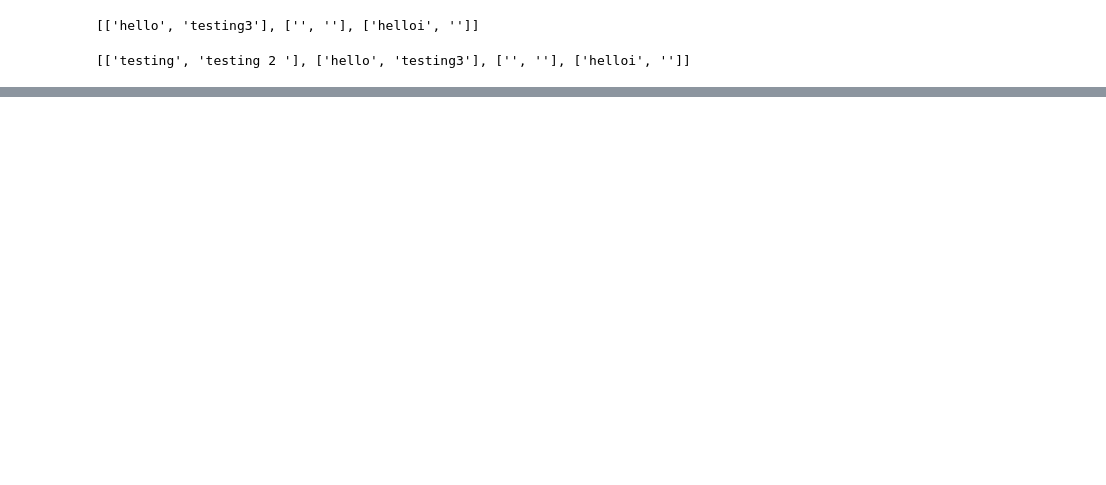
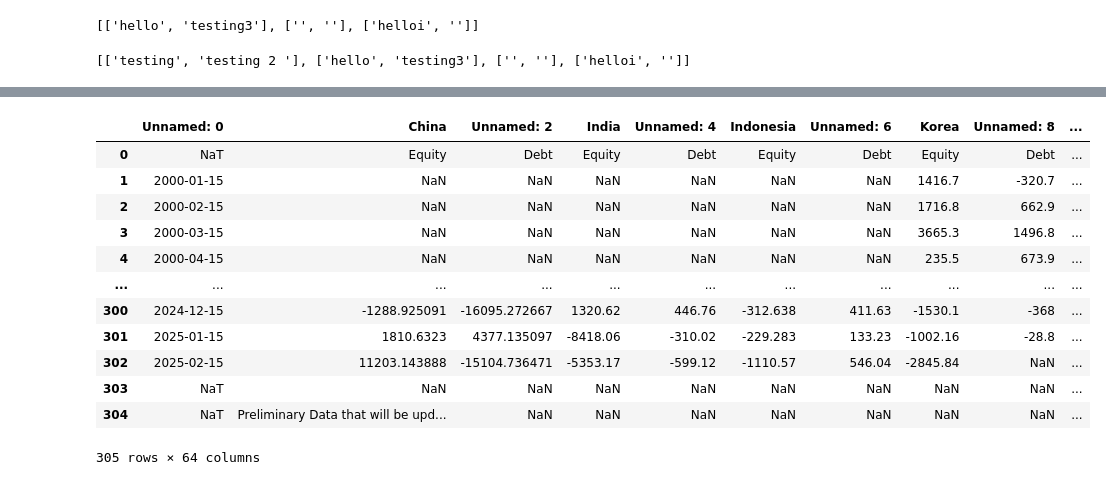
Before and after one commit to aizudeen11/cfm-nlp, a Jupyter notebook: to_gsheet/main.ipynb, the cells around one changed output, grey strips where cells are left out. Saved outputs shown, nothing was run; the diff lists cells and outputs as text; code cells hidden in the pictures; blank space fills up the shorter version.

```diff
--- a/to_gsheet/main.ipynb
+++ b/to_gsheet/main.ipynb
@@ -83,0 +182,31 @@ You should consider upgrading via the 'c:\Users\Admin\OneDrive\Desktop\data scie
+# %%
+import requests
+import pandas as pd
+
+file_url = 'https://www.iif.com/Portals/0/Files/Databases/monthly_em_portfolio_flows_database.xlsx?ver=2025-03-13-063222-833'
+response = requests.get(file_url)
+
+# Save and read the file only if the response is successful
+if response.headers.get('Content-Type') == 'application/vnd.openxmlformats-officedocument.spreadsheetml.sheet':
+    with open('monthly_em_portfolio_flows_database.xlsx', 'wb') as file:
+        file.write(response.content)
+
+    df = pd.read_excel('monthly_em_portfolio_flows_database.xlsx', sheet_name='Country Flows_nw', header=3)
+else:
+    print("Failed to download a valid Excel file. The URL might not be a direct link.")
+
+df
+# %% [output]
+|  | Unnamed: 0 | China | Unnamed: 2 | India | Unnamed: 4 | Indonesia | Unnamed: 6 | Korea | Unnamed: 8 | ... |
+| 0 | NaT | Equity | Debt | Equity | Debt | Equity | Debt | Equity | Debt | ... |
+| 1 | 2000-01-15 | NaN | NaN | NaN | NaN | NaN | NaN | 1416.7 | -320.7 | ... |
+| 2 | 2000-02-15 | NaN | NaN | NaN | NaN | NaN | NaN | 1716.8 | 662.9 | ... |
+| 3 | 2000-03-15 | NaN | NaN | NaN | NaN | NaN | NaN | 3665.3 | 1496.8 | ... |
+| 4 | 2000-04-15 | NaN | NaN | NaN | NaN | NaN | NaN | 235.5 | 673.9 | ... |
+| ... | ... | ... | ... | ... | ... | ... | ... | ... | ... | ... |
+| 300 | 2024-12-15 | -1288.925091 | -16095.272667 | 1320.62 | 446.76 | -312.638 | 411.63 | -1530.1 | -368 | ... |
+| 301 | 2025-01-15 | 1810.6323 | 4377.135097 | -8418.06 | -310.02 | -229.283 | 133.23 | -1002.16 | -28.8 | ... |
+| 302 | 2025-02-15 | 11203.143888 | -15104.736471 | -5353.17 | -599.12 | -1110.57 | 546.04 | -2845.84 | NaN | ... |
+| 303 | NaT | NaN | NaN | NaN | NaN | NaN | NaN | NaN | NaN | ... |
+| 304 | NaT | Preliminary Data that will be upd... | NaN | NaN | NaN | NaN | NaN | NaN | NaN | ... |
+305 rows × 64 columns
```
Also changed, not shown: parts of 6 cells of this notebook, 4 other files.
